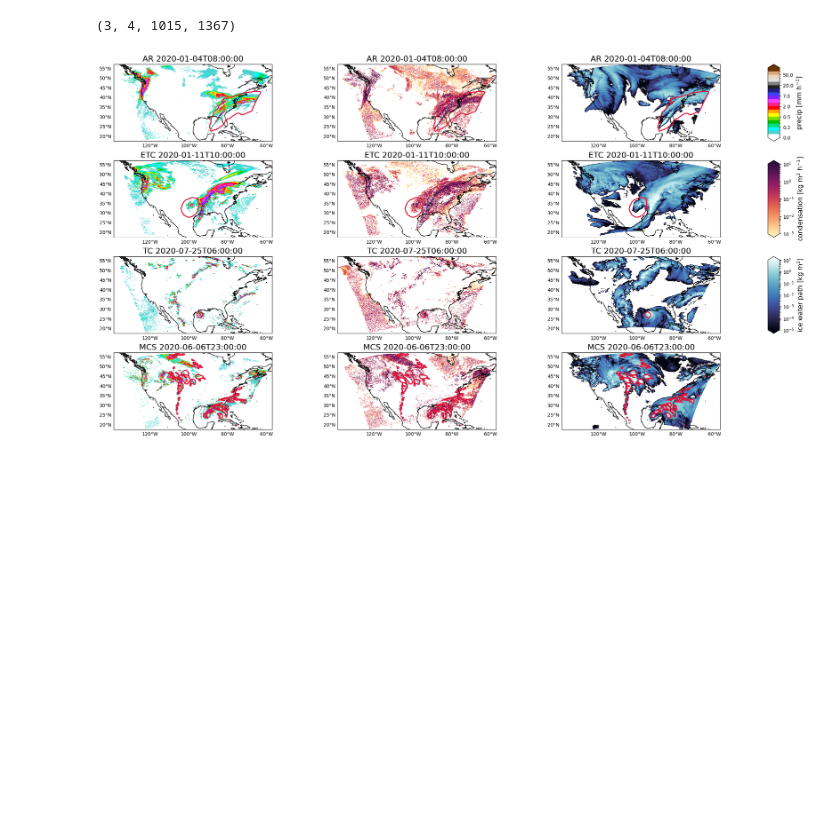
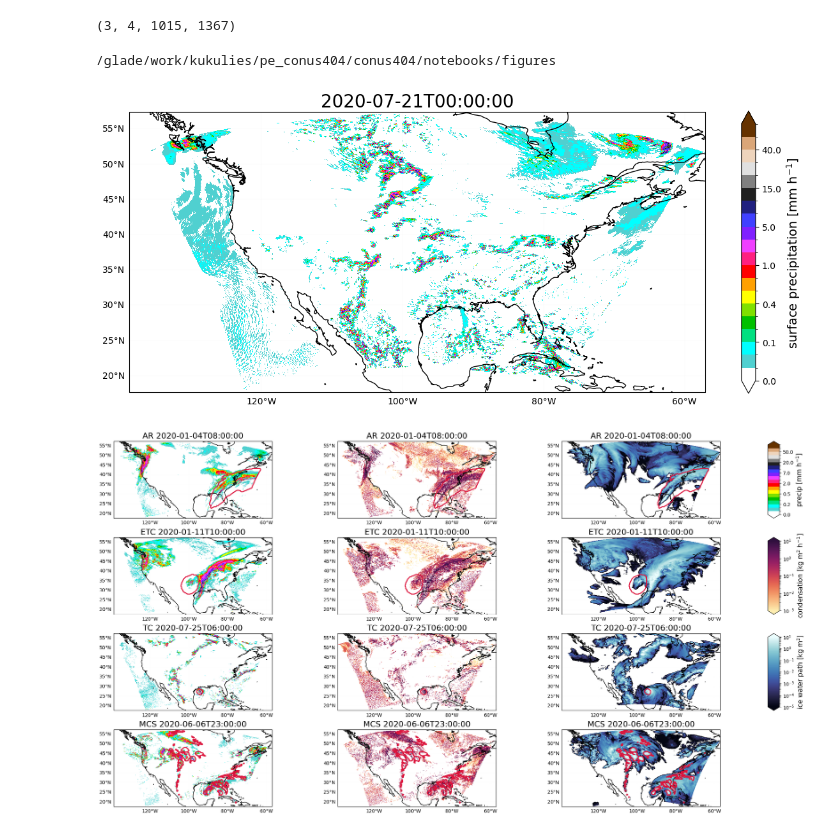
Before and after one commit to JuliaKukulies/conus404, a Jupyter notebook: notebooks/example_features.ipynb, the cells around one changed output. Drawn from its saved outputs; the diff is of its cells as text; code cells hidden in the pictures; blank space fills up the shorter version.

```diff
--- a/notebooks/example_features.ipynb
+++ b/notebooks/example_features.ipynb
@@ -26,7 +26,7 @@ lons = moaap_ds2020.lon
 lats = moaap_ds2020.lat
 
 
-data2d = Path('/glade/campaign/mmm/c3we/CPTP_kukulies/conus404/')
+data2d = Path('/glade/campaign/mmm/c3we/CPTP_kukulies/conus404/processed/')
 conus_jan = xr.open_dataset(data2d / 'conus404_202001.nc')
 conus_jun = xr.open_dataset(data2d / 'conus404_202006.nc')
 conus_jul = xr.open_dataset(data2d / 'conus404_202007.nc')
@@ -198,8 +198,8 @@ savedir = Path('/glade/work/kukulies/pe_conus404/conus404/notebooks/figures/')
 import cmocean
 
 # draw filled contours.
-clevs = [0, 0.01,  0.1, 0.2, 0.3, 0.4, 0.5, 0.8,  1, 2, 3, 5, 7, 10, 15, 20, 30, 40,
-         50, 70, 100]
+clevs = [0, 0.001, 0.01,  0.1, 0.2, 0.3, 0.4, 0.5, 0.8,  1, 2, 3, 5, 7, 10, 15, 20, 30, 40,
+         50, 80]
 
 
 # In future MetPy
@@ -242,6 +242,55 @@ masks = [moaap_ar_t, moaap_cy_t, moaap_tc_t, tobac_mask[frame]]
 print(data.shape)
 # %% [output]
 (3, 4, 1015, 1367)
+# %%
+print(savedir)
+# %% [output]
+/glade/work/kukulies/pe_conus404/conus404/notebooks/figures
+# %%
+from mpl_toolkits.axes_grid1 import make_axes_locatable
+from matplotlib import gridspec
+
+rows  = 4
+cols  = 3
+fs    = 17
+size  = 14
+
+
+# Create a figure
+fig = plt.figure(figsize=(12, 5))
+labels = ['surface precipitation [mm h$^{-1}$]']
+cmaps = [cmap_pr]
+norms = [norm_pr]
+# select one time snapshot
+tt = 480
+precip = conus_jul.surface_precip[:,:,tt]
+
+# Create axes for subplots and colorbars
+ax = plt.subplot(1,1,1, projection=ccrs.PlateCarree())
+img = ax.pcolormesh(conus_lons, conus_lats,precip, transform=ccrs.PlateCarree(), cmap=cmaps[0], norm = norms[0], shading='auto')
+ax.set_title(str(precip.time.values)[:-10], fontsize = 20 )
+
+ax.coastlines()
+# axis labels
+gl = ax.gridlines(crs=ccrs.PlateCarree(), draw_labels=True,
+                  linewidth=0.05, color='gray', alpha=0.5, linestyle='--')
+
+gl.top_labels = False
+gl.right_labels = False
+
+cbar = plt.colorbar(img,orientation='vertical', extend = 'both')
+cbar.set_label(labels[0], size = size)
+
+# Adjust layout
+plt.tight_layout()
+
+# Save figure output
+plt.savefig(savedir / 'example_surface_precipitation_C404.png', bbox_inches = 'tight')
+
+# display the plot
+plt.show()
+# %% [output]
+[figure, added]
 # %%
 from mpl_toolkits.axes_grid1 import make_axes_locatable
 from matplotlib import gridspec
```
Also changed, not shown: parts of 1 cell of this notebook, 3 other files.
